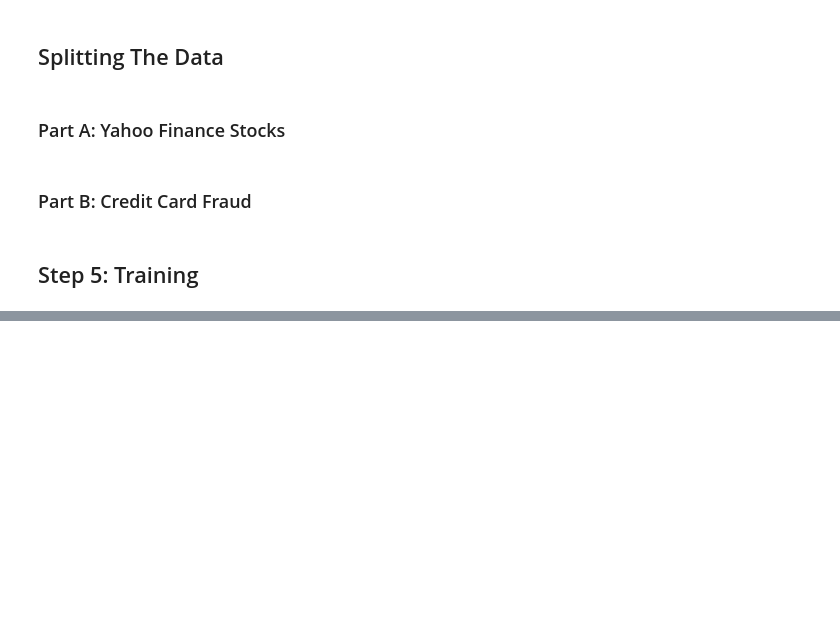
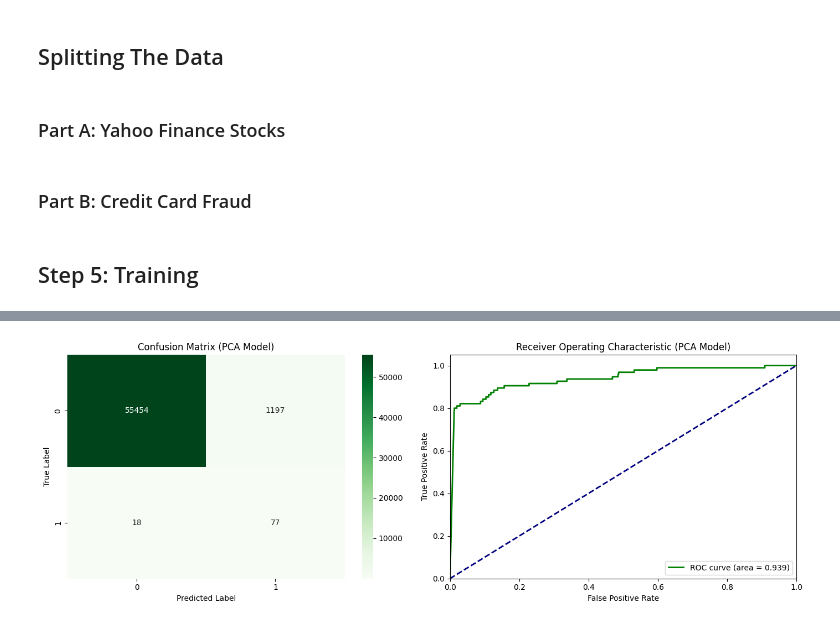
Before and after one commit to Mariam-Badr-MB/Finance-Intelligence-System, a Jupyter notebook: finance-intelligence-system.ipynb, the cells around one changed output, grey strips where cells are left out. Cells and saved outputs as stored; diff of their text form; code cells hidden in the pictures; blank space fills up the shorter version.

```diff
--- a/finance-intelligence-system.ipynb
+++ b/finance-intelligence-system.ipynb
@@ -461,0 +554,27 @@ X_fraud_test = scaler.transform(X_fraud_test)
+# %%
+fig, axes = plt.subplots(1, 2, figsize=(14, 5))
+
+# Confusion Matrix
+cm_pca = confusion_matrix(y_fraud_test, y_pred_pca)
+sns.heatmap(cm_pca, annot=True, fmt='d', cmap='Greens', ax=axes[0])
+axes[0].set_title('Confusion Matrix (PCA Model)')
+axes[0].set_xlabel('Predicted Label')
+axes[0].set_ylabel('True Label')
+
+# ROC Curve
+fpr_pca, tpr_pca, thresholds_pca = roc_curve(y_fraud_test, y_prob_pca)
+roc_auc_pca = auc(fpr_pca, tpr_pca)
+
+axes[1].plot(fpr_pca, tpr_pca, color='green', lw=2, label=f'ROC curve (area = {roc_auc_pca:.3f})')
+axes[1].plot([0, 1], [0, 1], color='navy', lw=2, linestyle='--')
+axes[1].set_xlim([0.0, 1.0])
+axes[1].set_ylim([0.0, 1.05])
+axes[1].set_xlabel('False Positive Rate')
+axes[1].set_ylabel('True Positive Rate')
+axes[1].set_title('Receiver Operating Characteristic (PCA Model)')
+axes[1].legend(loc="lower right")
+
+plt.tight_layout()
+plt.show()
+# %% [output]
+[figure, added]
```
Also changed, not shown: parts of 20 cells of this notebook.
